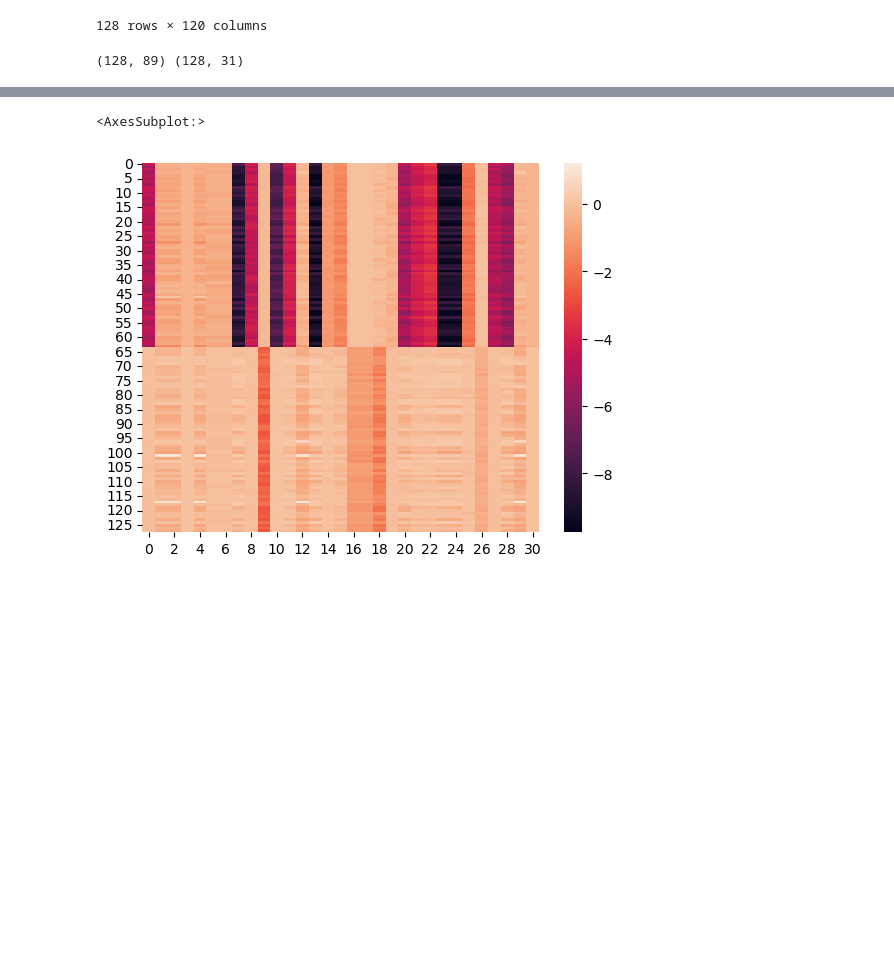
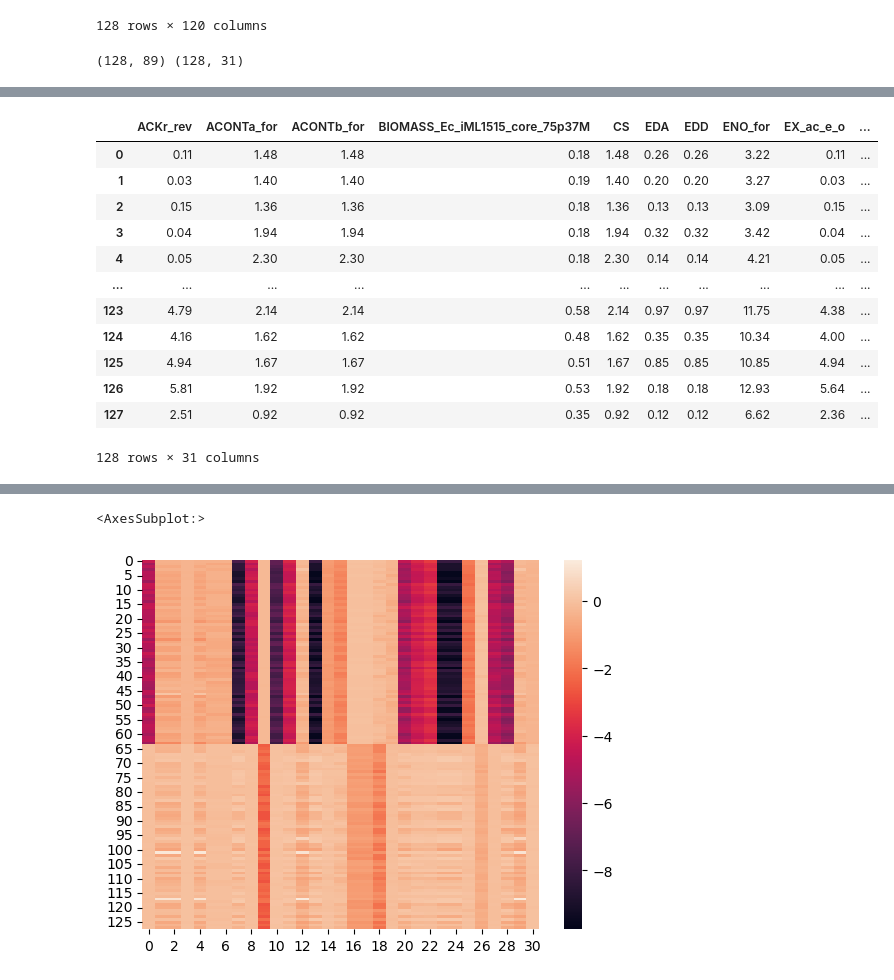
Before and after one commit to leonfaure/amn_benchmark, a Jupyter notebook: rijs_2011/rijs_2011_final.ipynb, the cells around one changed output, grey strips where cells are left out. Saved outputs shown, nothing was run; the diff lists cells and outputs as text; code cells hidden in the pictures; blank space fills up the shorter version.

```diff
--- a/rijs_2011/rijs_2011_final.ipynb
+++ b/rijs_2011/rijs_2011_final.ipynb
@@ -66,0 +90,17 @@ print(r2_score(Y, mean_xgb_pred, multioutput='variance_weighted'))
+# %%
+true_df = all_data.iloc[:,89:]
+true_df
+# %% [output]
+|  | ACKr_rev | ACONTa_for | ACONTb_for | BIOMASS_Ec_iML1515_core_75p37M | CS | EDA | EDD | ENO_for | EX_ac_e_o | ... |
+| 0 | 0.11 | 1.48 | 1.48 | 0.18 | 1.48 | 0.26 | 0.26 | 3.22 | 0.11 | ... |
+| 1 | 0.03 | 1.40 | 1.40 | 0.19 | 1.40 | 0.20 | 0.20 | 3.27 | 0.03 | ... |
+| 2 | 0.15 | 1.36 | 1.36 | 0.18 | 1.36 | 0.13 | 0.13 | 3.09 | 0.15 | ... |
+| 3 | 0.04 | 1.94 | 1.94 | 0.18 | 1.94 | 0.32 | 0.32 | 3.42 | 0.04 | ... |
+| 4 | 0.05 | 2.30 | 2.30 | 0.18 | 2.30 | 0.14 | 0.14 | 4.21 | 0.05 | ... |
+| ... | ... | ... | ... | ... | ... | ... | ... | ... | ... | ... |
+| 123 | 4.79 | 2.14 | 2.14 | 0.58 | 2.14 | 0.97 | 0.97 | 11.75 | 4.38 | ... |
+| 124 | 4.16 | 1.62 | 1.62 | 0.48 | 1.62 | 0.35 | 0.35 | 10.34 | 4.00 | ... |
+| 125 | 4.94 | 1.67 | 1.67 | 0.51 | 1.67 | 0.85 | 0.85 | 10.85 | 4.94 | ... |
+| 126 | 5.81 | 1.92 | 1.92 | 0.53 | 1.92 | 0.18 | 0.18 | 12.93 | 5.64 | ... |
+| 127 | 2.51 | 0.92 | 0.92 | 0.35 | 0.92 | 0.12 | 0.12 | 6.62 | 2.36 | ... |
+128 rows × 31 columns
```
Also changed, not shown: parts of 4 cells of this notebook.
